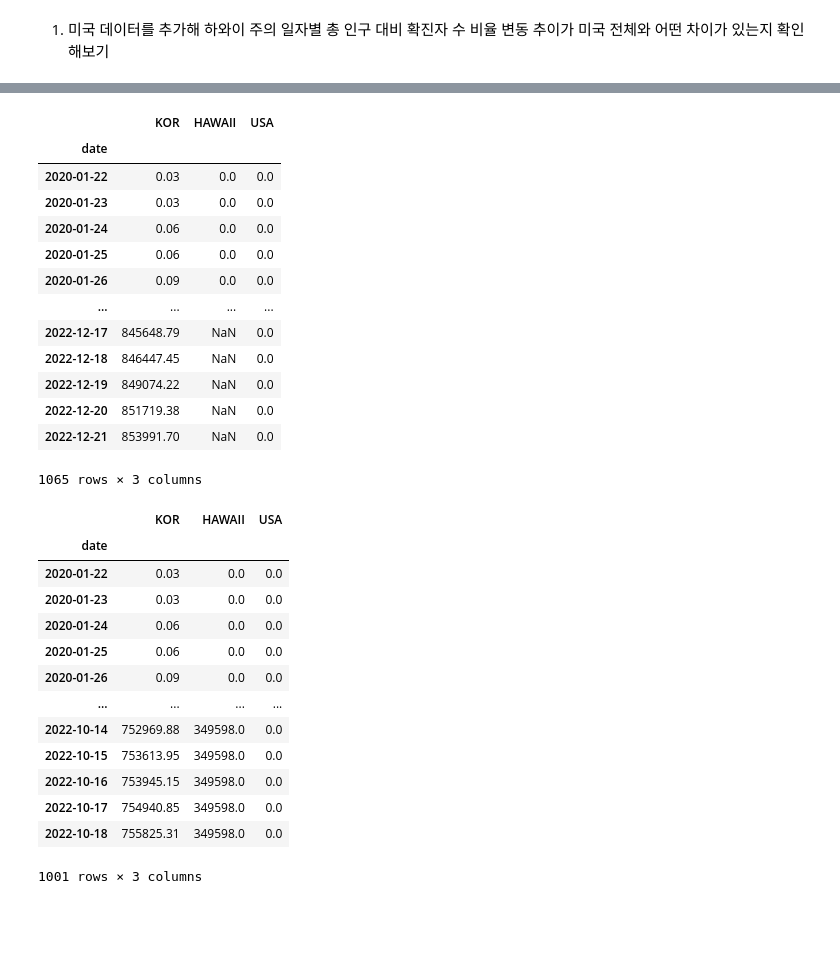
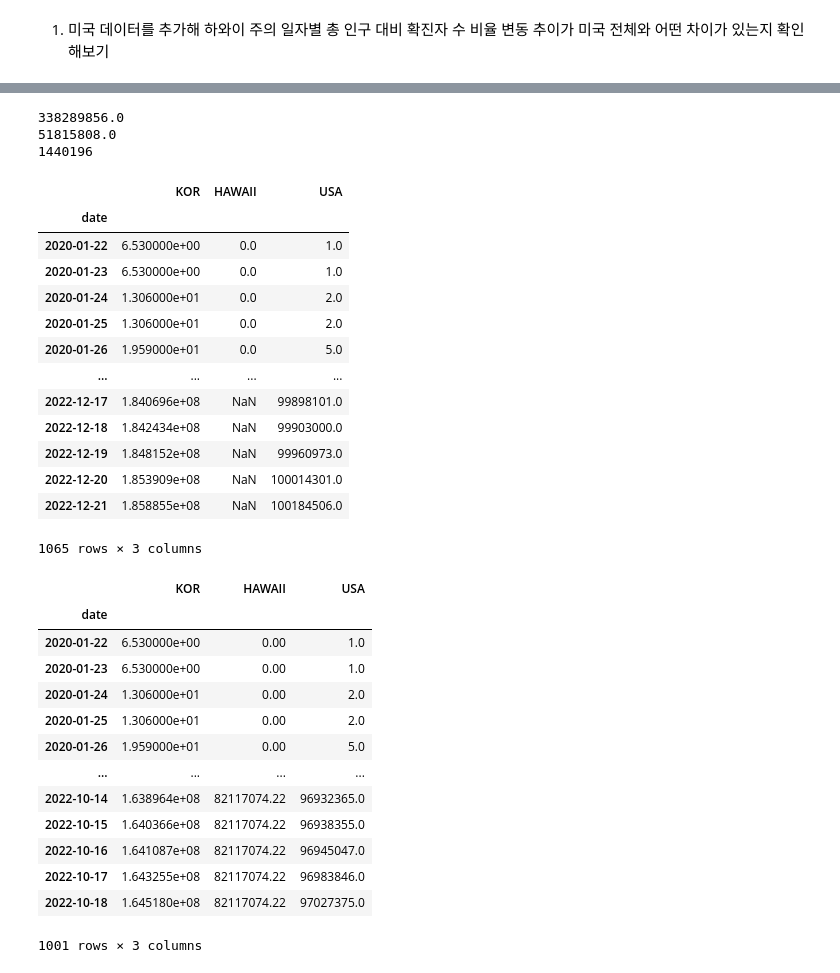
Before and after one commit to sojoyfulyouth/Pandas_DataAnalysis, a Jupyter notebook: COVID_Project2.ipynb, the cells around one changed output, grey strips where cells are left out. Saved outputs shown, nothing was run; the diff lists cells and outputs as text; code cells hidden in the pictures; blank space fills up the shorter version.

```diff
--- a/COVID_Project2.ipynb
+++ b/COVID_Project2.ipynb
@@ -554,3 +554,7 @@ final_hawaii_revised_df['2022-01-01':].plot.line(rot=45)
 [figure]
 # %% [markdown]
 1. 미국 데이터를 추가해 하와이 주의 일자별 총 인구 대비 확진자 수 비율 변동 추이가 미국 전체와 어떤 차이가 있는지 확인해보기
+# %%
+# usa_total_cases
+usa_total_cases.index=usa_total_cases.index.astype('string')
+str(usa_total_cases.index.dtype)
@@ -557,28 +579,36 @@ final_hawaii_revised_df['2022-01-01':].plot.line(rot=45)
+# %%
+print(usa_population)
+print(kor_population)
+print(hawaii_population)
+# %% [output]
+338289856.0
+51815808.0
+1440196
 # %%
-hawaii_rate_kor=round((hawaii_population/kor_population), 2)
-hawaii_rate_usa = round((hawaii_population/usa_population),2)
+rate_kor = round((usa_population/kor_population), 2)
+rate_hawaii = round((usa_population/hawaii_population),2)
 
 final_hawaii_revised_df=pd.DataFrame({
-    'KOR':kor_total_cases*hawaii_rate_kor,
-    'HAWAII':hawaii_total_cases,
-    'USA':usa_total_cases*hawaii_rate_usa
+    'KOR':kor_total_cases*rate_kor,
+    'HAWAII':hawaii_total_cases*rate_hawaii,
+    'USA':usa_total_cases
     },index=kor_date_index_df.index
 )
 final_hawaii_revised_df
 # %% [output]
 |  | KOR | HAWAII | USA |
 | date |  |  |  |
-| 2020-01-22 | 0.03 | 0.0 | 0.0 |
-| 2020-01-23 | 0.03 | 0.0 | 0.0 |
-| 2020-01-24 | 0.06 | 0.0 | 0.0 |
-| 2020-01-25 | 0.06 | 0.0 | 0.0 |
-| 2020-01-26 | 0.09 | 0.0 | 0.0 |
+| 2020-01-22 | 6.530000e+00 | 0.0 | 1.0 |
+| 2020-01-23 | 6.530000e+00 | 0.0 | 1.0 |
+| 2020-01-24 | 1.306000e+01 | 0.0 | 2.0 |
+| 2020-01-25 | 1.306000e+01 | 0.0 | 2.0 |
+| 2020-01-26 | 1.959000e+01 | 0.0 | 5.0 |
 | ... | ... | ... | ... |
-| 2022-12-17 | 845648.79 | NaN | 0.0 |
-| 2022-12-18 | 846447.45 | NaN | 0.0 |
-| 2022-12-19 | 849074.22 | NaN | 0.0 |
-| 2022-12-20 | 851719.38 | NaN | 0.0 |
-| 2022-12-21 | 853991.70 | NaN | 0.0 |
+| 2022-12-17 | 1.840696e+08 | NaN | 99898101.0 |
+| 2022-12-18 | 1.842434e+08 | NaN | 99903000.0 |
+| 2022-12-19 | 1.848152e+08 | NaN | 99960973.0 |
+| 2022-12-20 | 1.853909e+08 | NaN | 100014301.0 |
+| 2022-12-21 | 1.858855e+08 | NaN | 100184506.0 |
 1065 rows × 3 columns
 # %%
 final_hawaii_revised_df.dropna(subset=['HAWAII'], how='any', axis=0, inplace=True)
@@ -586,17 +616,17 @@ final_hawaii_revised_df
 # %% [output]
 |  | KOR | HAWAII | USA |
 | date |  |  |  |
-| 2020-01-22 | 0.03 | 0.0 | 0.0 |
-| 2020-01-23 | 0.03 | 0.0 | 0.0 |
-| 2020-01-24 | 0.06 | 0.0 | 0.0 |
-| 2020-01-25 | 0.06 | 0.0 | 0.0 |
-| 2020-01-26 | 0.09 | 0.0 | 0.0 |
+| 2020-01-22 | 6.530000e+00 | 0.00 | 1.0 |
+| 2020-01-23 | 6.530000e+00 | 0.00 | 1.0 |
+| 2020-01-24 | 1.306000e+01 | 0.00 | 2.0 |
+| 2020-01-25 | 1.306000e+01 | 0.00 | 2.0 |
+| 2020-01-26 | 1.959000e+01 | 0.00 | 5.0 |
 | ... | ... | ... | ... |
-| 2022-10-14 | 752969.88 | 349598.0 | 0.0 |
-| 2022-10-15 | 753613.95 | 349598.0 | 0.0 |
-| 2022-10-16 | 753945.15 | 349598.0 | 0.0 |
-| 2022-10-17 | 754940.85 | 349598.0 | 0.0 |
-| 2022-10-18 | 755825.31 | 349598.0 | 0.0 |
+| 2022-10-14 | 1.638964e+08 | 82117074.22 | 96932365.0 |
+| 2022-10-15 | 1.640366e+08 | 82117074.22 | 96938355.0 |
+| 2022-10-16 | 1.641087e+08 | 82117074.22 | 96945047.0 |
+| 2022-10-17 | 1.643255e+08 | 82117074.22 | 96983846.0 |
+| 2022-10-18 | 1.645180e+08 | 82117074.22 | 97027375.0 |
 1001 rows × 3 columns
 # %%
 final_hawaii_revised_df['2022-01-01':].plot.line(rot=45)
```
Also changed, not shown: parts of 5 cells of this notebook, 1 other file.
